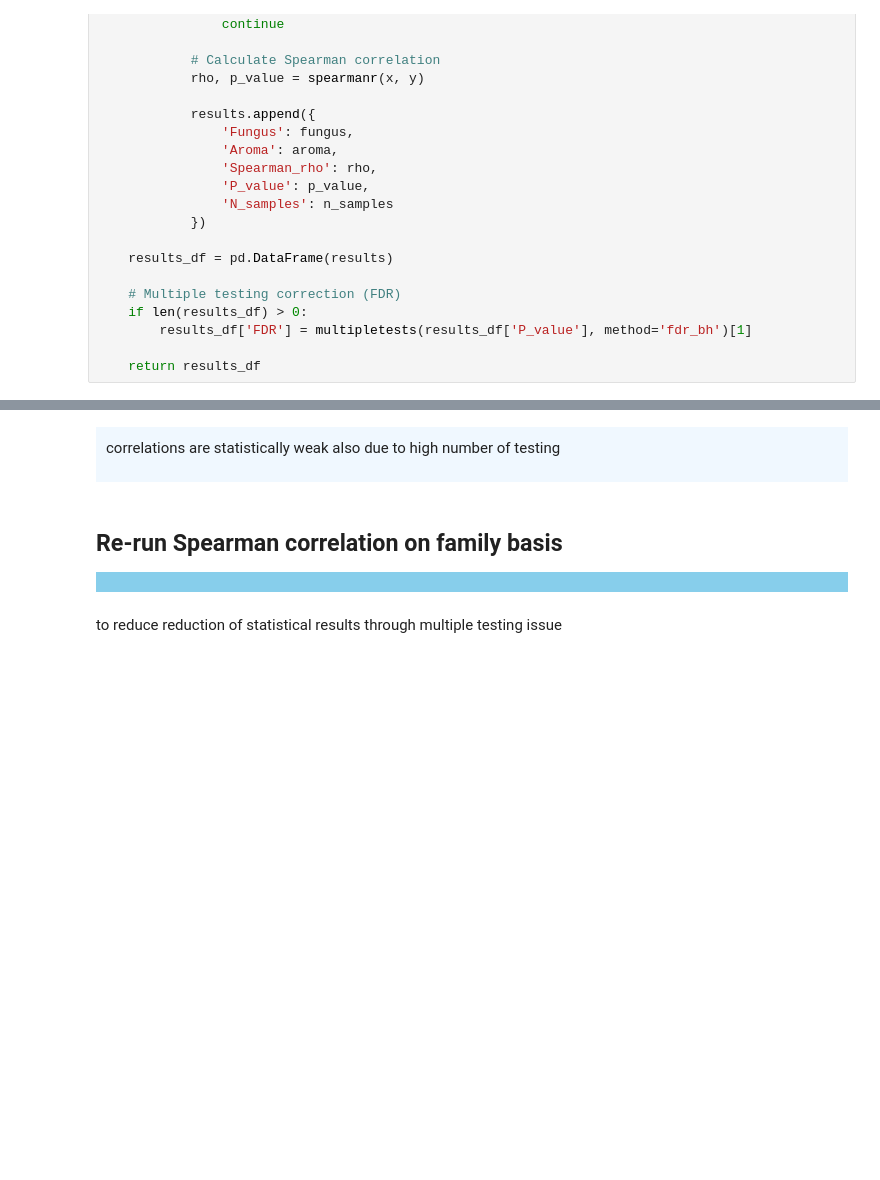
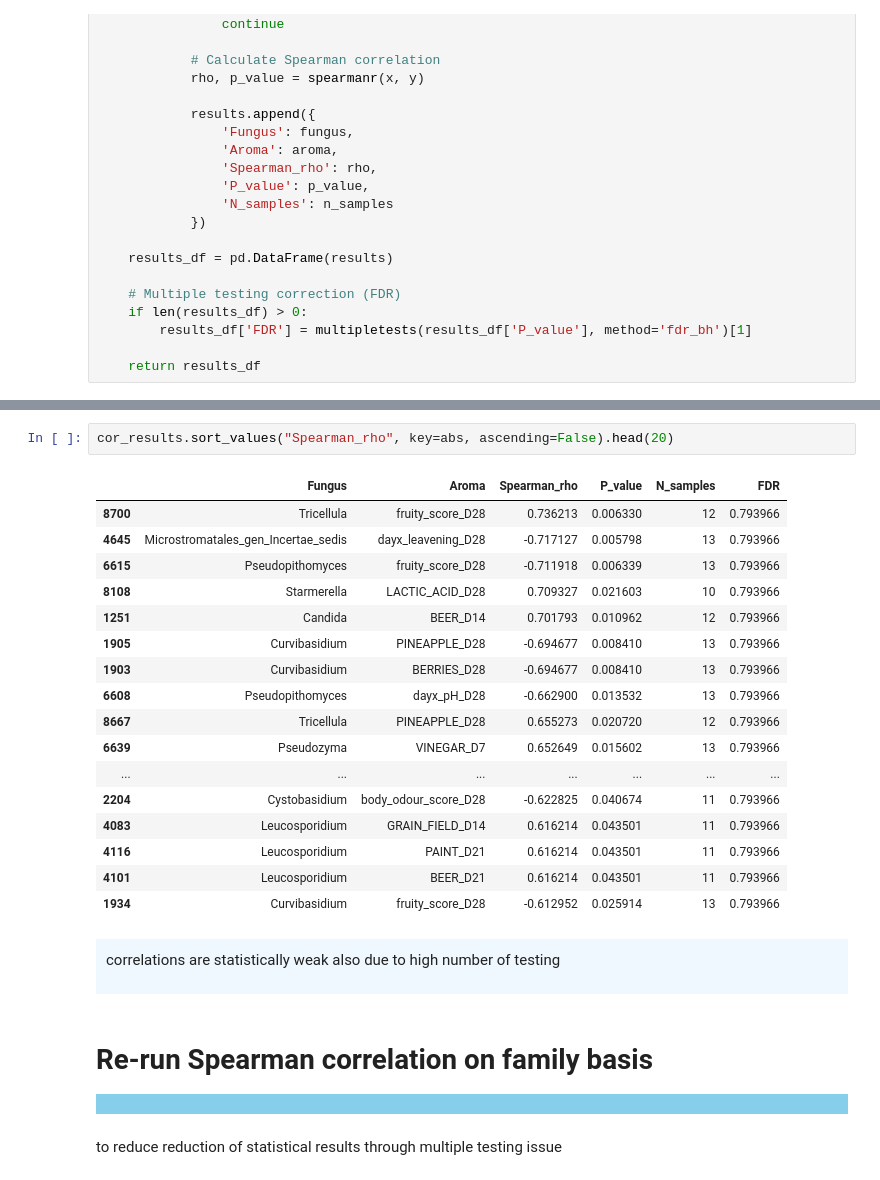
Before and after one commit to ninaaa-a/FermentYOU, a Jupyter notebook: Aroma analysis.ipynb, the cells around one changed output, grey strips where cells are left out. Drawn from its saved outputs; the diff is of its cells as text; blank space fills up the shorter version.

Commit message:
Aroma analysis finished

```diff
--- a/Aroma analysis.ipynb
+++ b/Aroma analysis.ipynb
@@ -340,10 +322,30 @@ cor_results[['Spearman_rho', 'P_value', 'FDR']].describe()
 | max | 0.736213 | 1.000000 | 1.000000 |
+# %%
+cor_results.sort_values("Spearman_rho", key=abs, ascending=False).head(20)
+# %% [output]
+|  | Fungus | Aroma | Spearman_rho | P_value | N_samples | FDR |
+| 8700 | Tricellula | fruity_score_D28 | 0.736213 | 0.006330 | 12 | 0.793966 |
+| 4645 | Microstromatales_gen_Incertae_sedis | dayx_leavening_D28 | -0.717127 | 0.005798 | 13 | 0.793966 |
+| 6615 | Pseudopithomyces | fruity_score_D28 | -0.711918 | 0.006339 | 13 | 0.793966 |
+| 8108 | Starmerella | LACTIC_ACID_D28 | 0.709327 | 0.021603 | 10 | 0.793966 |
+| 1251 | Candida | BEER_D14 | 0.701793 | 0.010962 | 12 | 0.793966 |
+| 1905 | Curvibasidium | PINEAPPLE_D28 | -0.694677 | 0.008410 | 13 | 0.793966 |
+| 1903 | Curvibasidium | BERRIES_D28 | -0.694677 | 0.008410 | 13 | 0.793966 |
+| 6608 | Pseudopithomyces | dayx_pH_D28 | -0.662900 | 0.013532 | 13 | 0.793966 |
+| 8667 | Tricellula | PINEAPPLE_D28 | 0.655273 | 0.020720 | 12 | 0.793966 |
+| 6639 | Pseudozyma | VINEGAR_D7 | 0.652649 | 0.015602 | 13 | 0.793966 |
+| ... | ... | ... | ... | ... | ... | ... |
+| 2204 | Cystobasidium | body_odour_score_D28 | -0.622825 | 0.040674 | 11 | 0.793966 |
+| 4083 | Leucosporidium | GRAIN_FIELD_D14 | 0.616214 | 0.043501 | 11 | 0.793966 |
+| 4116 | Leucosporidium | PAINT_D21 | 0.616214 | 0.043501 | 11 | 0.793966 |
+| 4101 | Leucosporidium | BEER_D21 | 0.616214 | 0.043501 | 11 | 0.793966 |
+| 1934 | Curvibasidium | fruity_score_D28 | -0.612952 | 0.025914 | 13 | 0.793966 |
 # %% [markdown]
 <div style="background-color: aliceblue; padding: 10px;">
 
 correlations are statistically weak also due to high number of testing
 # %% [markdown]
-## Re-run Spearman correlation on family basis
+# Re-run Spearman correlation on family basis
 <div style="background-color: skyblue; padding: 10px;">
 # %% [markdown]
 to reduce reduction of statistical results through multiple testing issue
```
Also changed, not shown: parts of 31 cells of this notebook.
